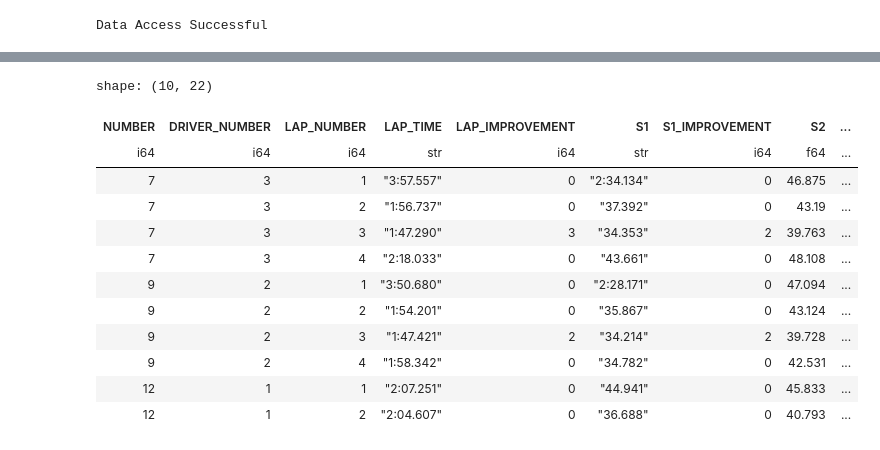
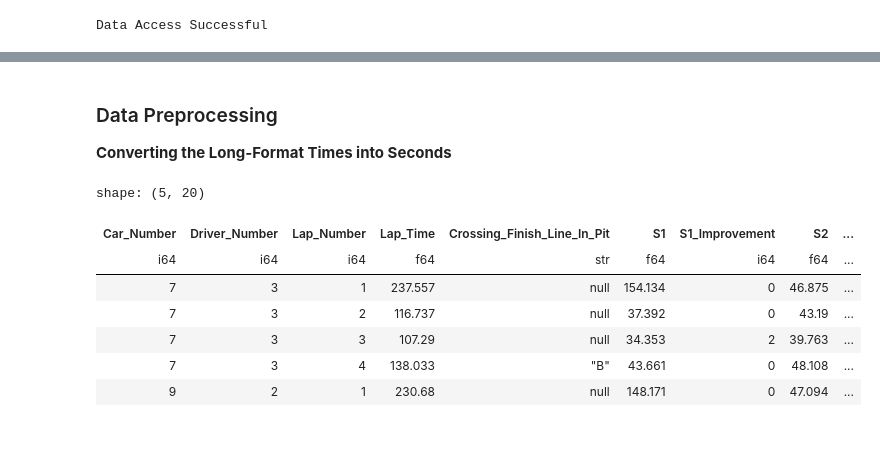
Before and after one commit to anilhimam17/Racing-all-Along, a Jupyter notebook: WEC/notebooks/exploration_bahrain.ipynb, the cells around one changed output, grey strips where cells are left out. Drawn from its saved outputs; the diff is of its cells as text; code cells hidden in the pictures.

```diff
--- a/WEC/notebooks/exploration_bahrain.ipynb
+++ b/WEC/notebooks/exploration_bahrain.ipynb
@@ -8,7 +11,8 @@ import seaborn as sns
 from pathlib import Path
 
 
-DATASET_PATH = Path("../Racing-all-Along/data/WEC/Bahrain_2025/")
+ROOT_PATH = Path("/Users/purplelightning/Development/Racing-all-Along")
+DATASET_PATH = ROOT_PATH / "data/WEC/Bahrain_2025"
 if DATASET_PATH.exists():
     print("Data Access Successful")
 else:
@@ -41,18 +74,49 @@ quali_data.columns
+# %% [markdown]
+### Data Preprocessing
+
+**Converting the Long-Format Times into Seconds**
 # %%
-drop_cols = ['', ' CROSSING_FINISH_LINE_IN_PIT', ' ELAPSED', 'PIT_TIME', ' HOUR', 'DRIVER_NAME', 'GROUP', 'CLASS']
-quali_data = quali_data.drop(*drop_cols)
-quali_data.head(10)
+def map_mins_to_secs(time_str: str) -> float | None:
+    """Converts all time columns from string to the appropriate int / float."""
+
+    # Empty Value
+    if time_str is None:
+        return None
+
+    if ":" not in time_str:
+        return round(float(time_str), 3)
+
+    # Splitting the initial string
+    time_parts = time_str.split(":")
+
+    # Time passed does not contain hrs.
+    if len(time_parts) == 2:
+        mins, secs = map(lambda x: float(x), time_parts)
+        return round(secs + (mins * 60), 3)
+    # Time passed does contain hrs.
+    elif len(time_parts) == 3:
+        hrs, mins, secs = map(lambda x: float(x), time_parts)
+        return round(secs + (hrs * 3600) + (mins * 60), 3)
+    else:
+        return None
+
+
+# Time Cols that need to be converted from string to a number representing seconds.
+time_cols_to_secs = ["Lap_Time", "S1", "Session_Time_Elapsed", "Pit_Time"]
+quali_data = quali_data.with_columns(
+    pl.col("Lap_Time").map_elements(map_mins_to_secs, return_dtype=pl.Float64).alias("Lap_Time"),
+    pl.col("S1").map_elements(map_mins_to_secs, return_dtype=pl.Float64).alias("S1"),
+    pl.col("Session_Time_Elapsed").map_elements(map_mins_to_secs, return_dtype=pl.Float64).alias("Session_Time_Elapsed"),
+    pl.col("Pit_Time").map_elements(map_mins_to_secs, return_dtype=pl.Float64).alias("Pit_Time"),
+)
+
+quali_data.head()
 # %% [output]
-shape: (10, 22)
+shape: (5, 20)
-| NUMBER | DRIVER_NUMBER | LAP_NUMBER | LAP_TIME | LAP_IMPROVEMENT | S1 | S1_IMPROVEMENT | S2 | ... |
-| i64 | i64 | i64 | str | i64 | str | i64 | f64 | ... |
-| 7 | 3 | 1 | "3:57.557" | 0 | "2:34.134" | 0 | 46.875 | ... |
-| 7 | 3 | 2 | "1:56.737" | 0 | "37.392" | 0 | 43.19 | ... |
-| 7 | 3 | 3 | "1:47.290" | 3 | "34.353" | 2 | 39.763 | ... |
-| 7 | 3 | 4 | "2:18.033" | 0 | "43.661" | 0 | 48.108 | ... |
-| 9 | 2 | 1 | "3:50.680" | 0 | "2:28.171" | 0 | 47.094 | ... |
-| 9 | 2 | 2 | "1:54.201" | 0 | "35.867" | 0 | 43.124 | ... |
-| 9 | 2 | 3 | "1:47.421" | 2 | "34.214" | 2 | 39.728 | ... |
-| 9 | 2 | 4 | "1:58.342" | 0 | "34.782" | 0 | 42.531 | ... |
-| 12 | 1 | 1 | "2:07.251" | 0 | "44.941" | 0 | 45.833 | ... |
-| 12 | 1 | 2 | "2:04.607" | 0 | "36.688" | 0 | 40.793 | ... |
+| Car_Number | Driver_Number | Lap_Number | Lap_Time | Crossing_Finish_Line_In_Pit | S1 | S1_Improvement | S2 | ... |
+| i64 | i64 | i64 | f64 | str | f64 | i64 | f64 | ... |
+| 7 | 3 | 1 | 237.557 | null | 154.134 | 0 | 46.875 | ... |
+| 7 | 3 | 2 | 116.737 | null | 37.392 | 0 | 43.19 | ... |
+| 7 | 3 | 3 | 107.29 | null | 34.353 | 2 | 39.763 | ... |
+| 7 | 3 | 4 | 138.033 | "B" | 43.661 | 0 | 48.108 | ... |
+| 9 | 2 | 1 | 230.68 | null | 148.171 | 0 | 47.094 | ... |
```
Also changed, not shown: parts of 8 cells of this notebook.
